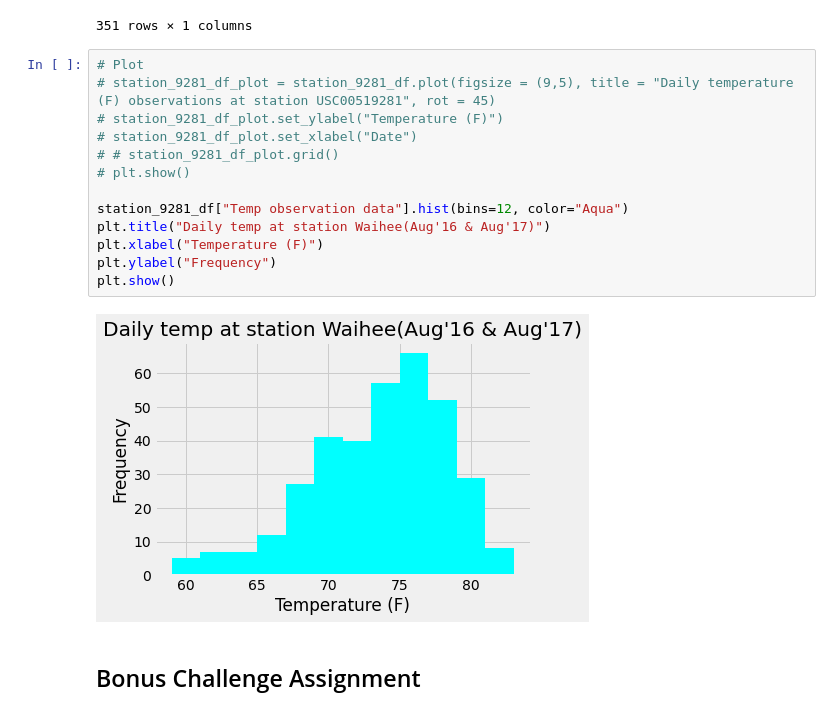
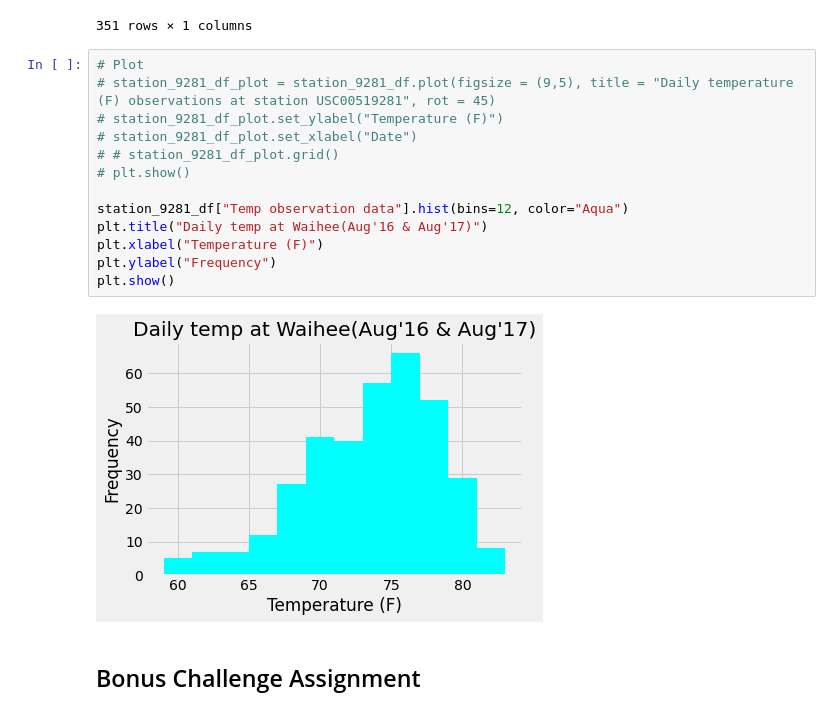
Before and after one commit to chiron-chiron/sqlalchemy-challenge, a Jupyter notebook: Analysis.ipynb, the cells around one changed output. Saved outputs shown, nothing was run; the diff lists cells and outputs as text.

```diff
--- a/Analysis.ipynb
+++ b/Analysis.ipynb
@@ -340,18 +334,18 @@ station_9281_df
 # %%
 # Plot
 # station_9281_df_plot = station_9281_df.plot(figsize = (9,5), title = "Daily temperature (F) observations at station USC00519281", rot = 45)
 # station_9281_df_plot.set_ylabel("Temperature (F)")
 # station_9281_df_plot.set_xlabel("Date")
 # # station_9281_df_plot.grid()
 # plt.show()
 
 station_9281_df["Temp observation data"].hist(bins=12, color="Aqua")
-plt.title("Daily temp at station Waihee(Aug'16 & Aug'17)")
+plt.title("Daily temp at Waihee(Aug'16 & Aug'17)")
 plt.xlabel("Temperature (F)")
 plt.ylabel("Frequency")
 plt.show()
 # %% [output]
-[figure, old version]
+[figure, new version]
 # %% [markdown]
 ## Bonus Challenge Assignment
 # %%
```
Also changed, not shown: parts of 7 cells of this notebook.
